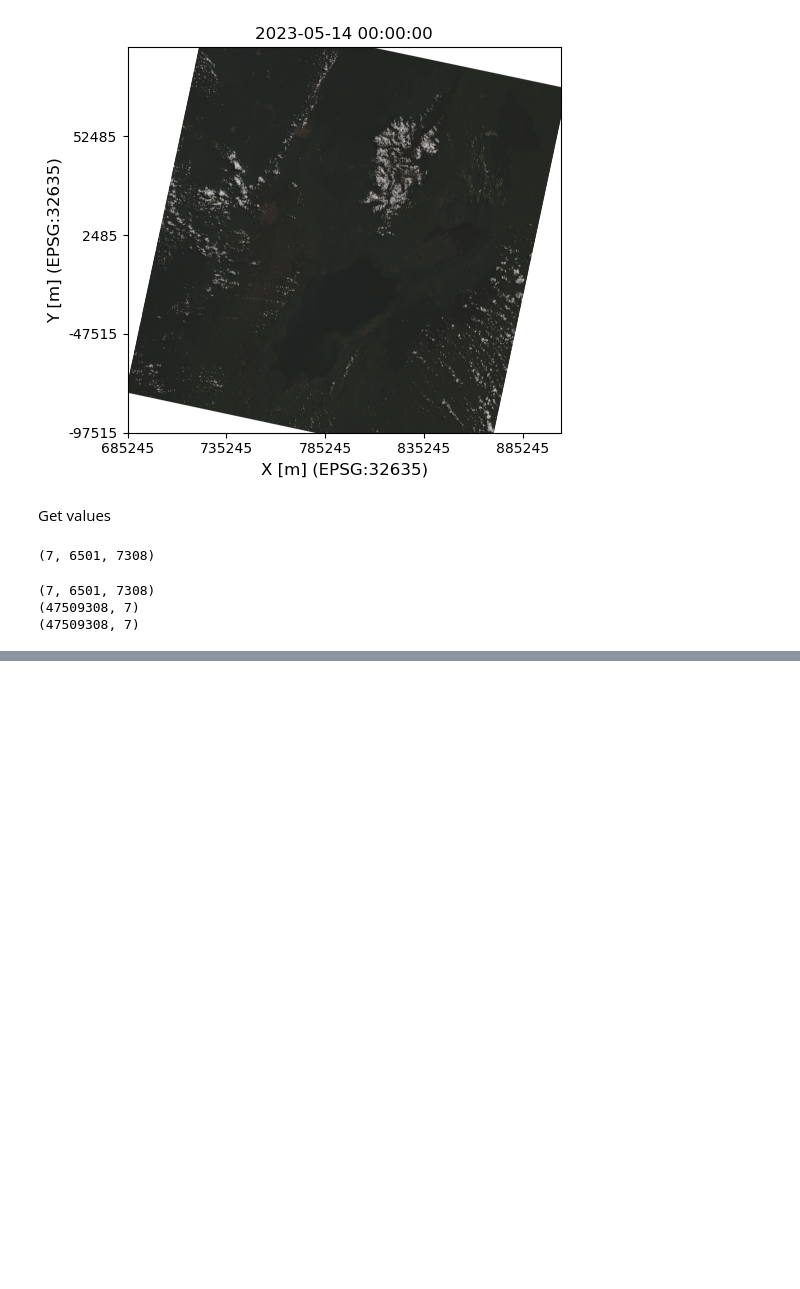
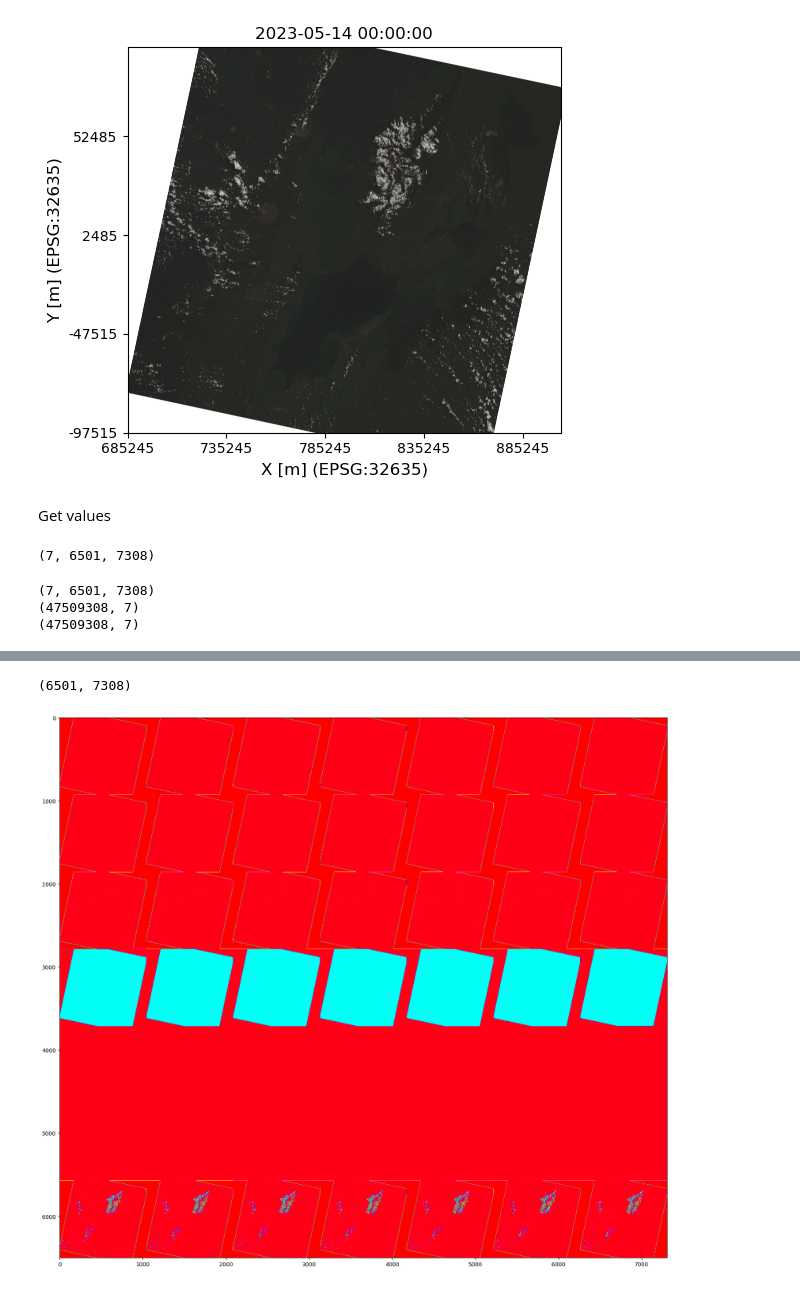
Before and after one commit to ftimcke/LULC-classification, a Jupyter notebook: process_landsat.ipynb, the cells around one changed output, grey strips where cells are left out. Saved outputs shown, nothing was run; the diff lists cells and outputs as text; code cells hidden in the pictures; blank space fills up the shorter version.

```diff
--- a/process_landsat.ipynb
+++ b/process_landsat.ipynb
@@ -97,3 +93,13 @@ print (X.shape)
 (7, 6501, 7308)
 (47509308, 7)
 (47509308, 7)
+# %%
+from sklearn import cluster
+k_means = cluster.KMeans(n_clusters = 3)
+k_means.fit(X)
+
+X_cluster = k_means.labels_
+
+
+X_cluster = X_cluster.reshape(normal_array[0, :, :].shape)
+X_cluster
@@ -99,0 +114,13 @@ print (X.shape)
+# %%
+%matplotlib inline
+
+import matplotlib.pyplot as plt
+print (X_cluster.shape)
+
+plt.figure(figsize=(20,20))
+plt.imshow(X_cluster, cmap="hsv")
+
+plt.show()
+# %% [output]
+(6501, 7308)
+[figure, added]
```
Also changed, not shown: parts of 3 cells of this notebook.
